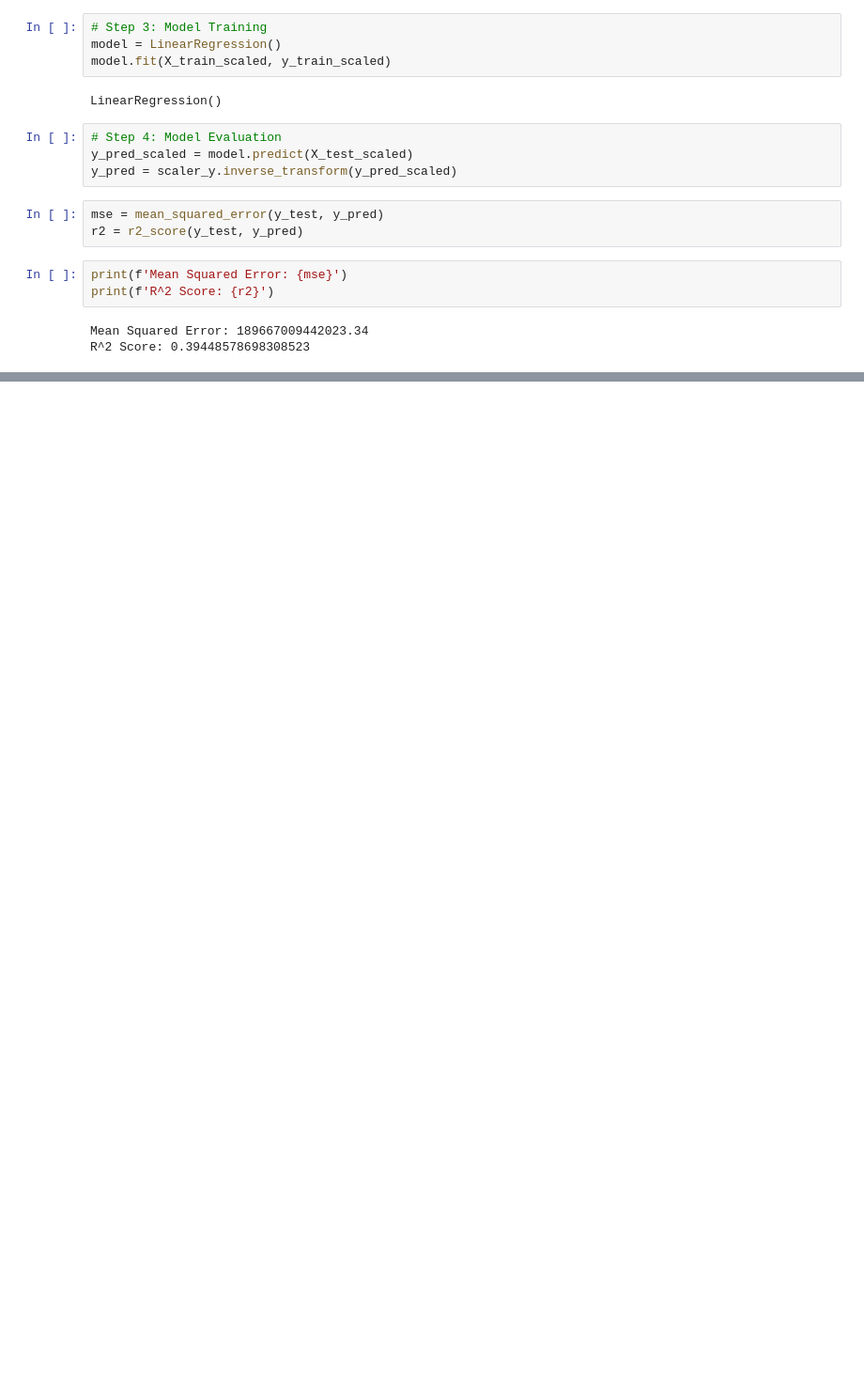
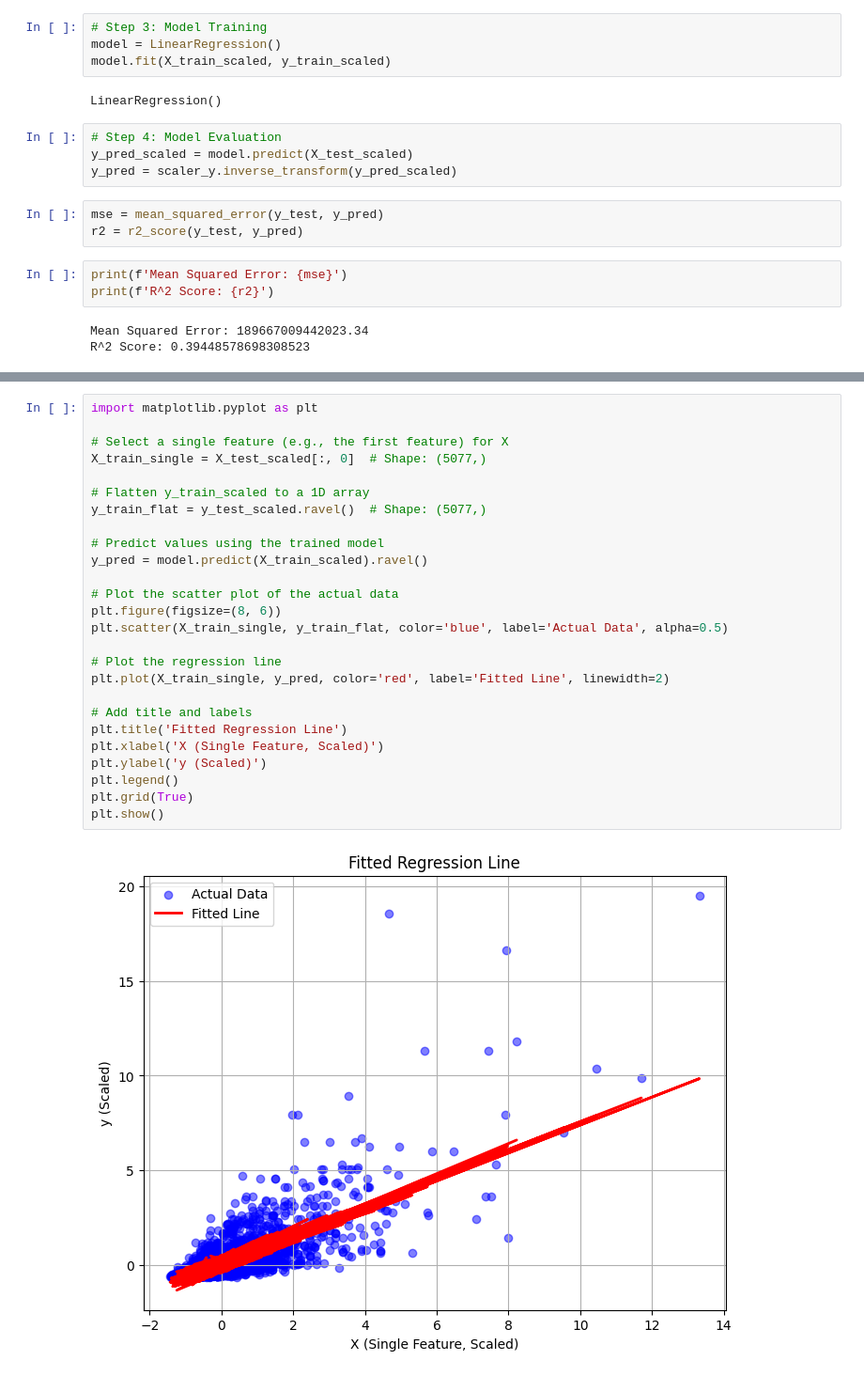
Before and after one commit to vedantLotankar/Supervised-Learning, a Jupyter notebook: linear_regression/data_cleaning.ipynb, the cells around one changed output, grey strips where cells are left out. Shown: that part at 94% size. Cells and saved outputs as stored; diff of their text form; blank space fills up the shorter version.

```diff
--- a/linear_regression/data_cleaning.ipynb
+++ b/linear_regression/data_cleaning.ipynb
@@ -146,0 +207,28 @@ R^2 Score: 0.39448578698308523
+# %%
+import matplotlib.pyplot as plt
+
+# Select a single feature (e.g., the first feature) for X
+X_train_single = X_test_scaled[:, 0]  # Shape: (5077,)
+
+# Flatten y_train_scaled to a 1D array
+y_train_flat = y_test_scaled.ravel()  # Shape: (5077,)
+
+# Predict values using the trained model
+y_pred = model.predict(X_train_scaled).ravel()
+
+# Plot the scatter plot of the actual data
+plt.figure(figsize=(8, 6))
+plt.scatter(X_train_single, y_train_flat, color='blue', label='Actual Data', alpha=0.5)
+
+# Plot the regression line
+plt.plot(X_train_single, y_pred, color='red', label='Fitted Line', linewidth=2)
+
+# Add title and labels
+plt.title('Fitted Regression Line')
+plt.xlabel('X (Single Feature, Scaled)')
+plt.ylabel('y (Scaled)')
+plt.legend()
+plt.grid(True)
+plt.show()
+# %% [output]
+[figure, added]
```
Also changed, not shown: parts of 10 cells of this notebook, 3 other files.
